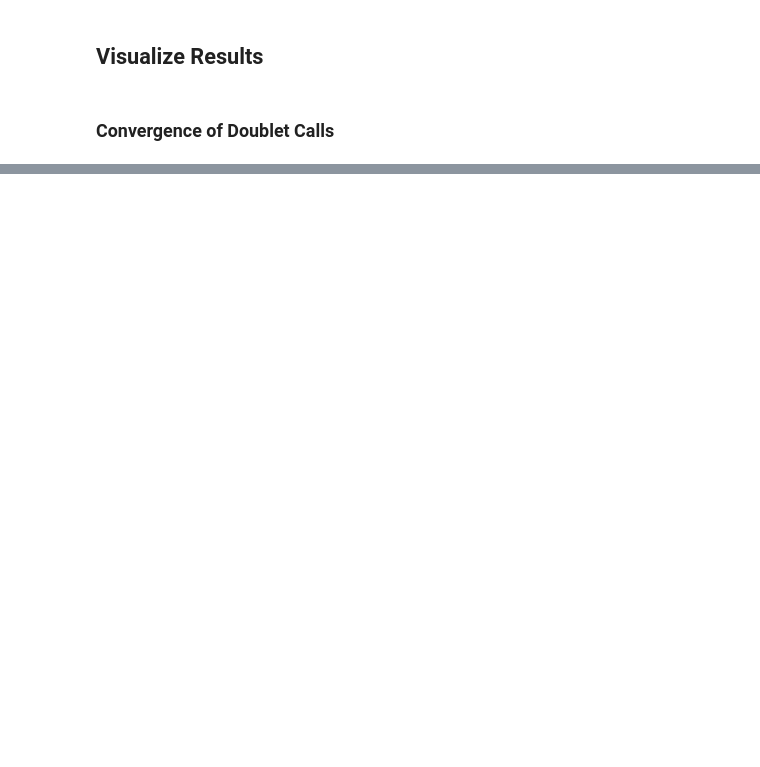
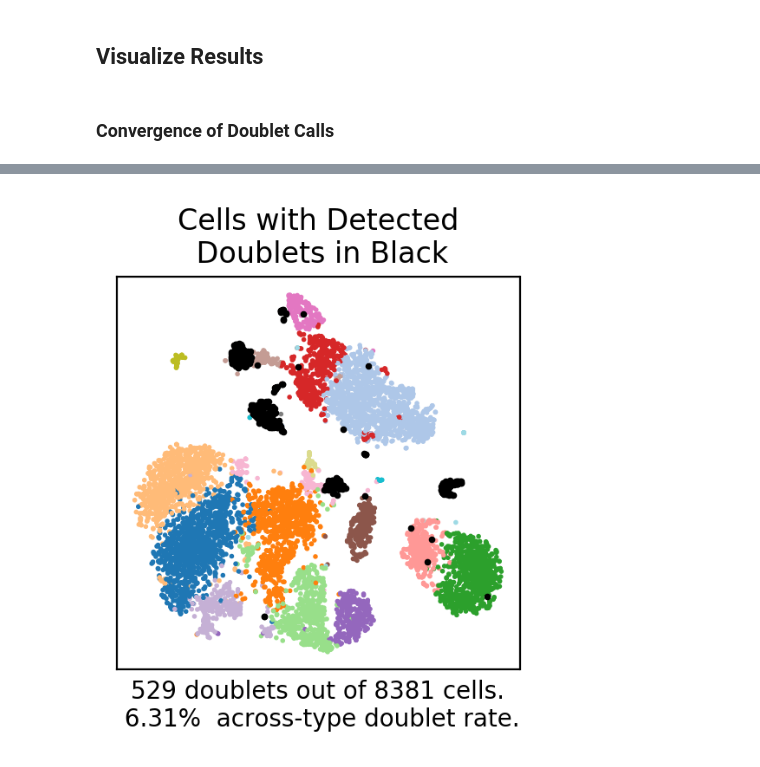
Before and after one commit to JonathanShor/DoubletDetection, a Jupyter notebook: docs/PBMC_8k_vignette.ipynb, the cells around one changed output, grey strips where cells are left out. Cells and saved outputs as stored; diff of their text form; code cells hidden in the pictures; blank space fills up the shorter version.

```diff
--- a/docs/PBMC_8k_vignette.ipynb
+++ b/docs/PBMC_8k_vignette.ipynb
@@ -118,0 +53,4 @@ axes.set_xlabel('{} out of 8381 cells called doublets.\n {}% across-type doublet
+# %%
+f2, tsne_coords = doubletdetection.plot.tsne(raw_counts, doublets, save='tsne_test.pdf', show=True)
+# %% [output]
+[figure, added]
```
Also changed, not shown: parts of 14 cells of this notebook, 7 other files.
